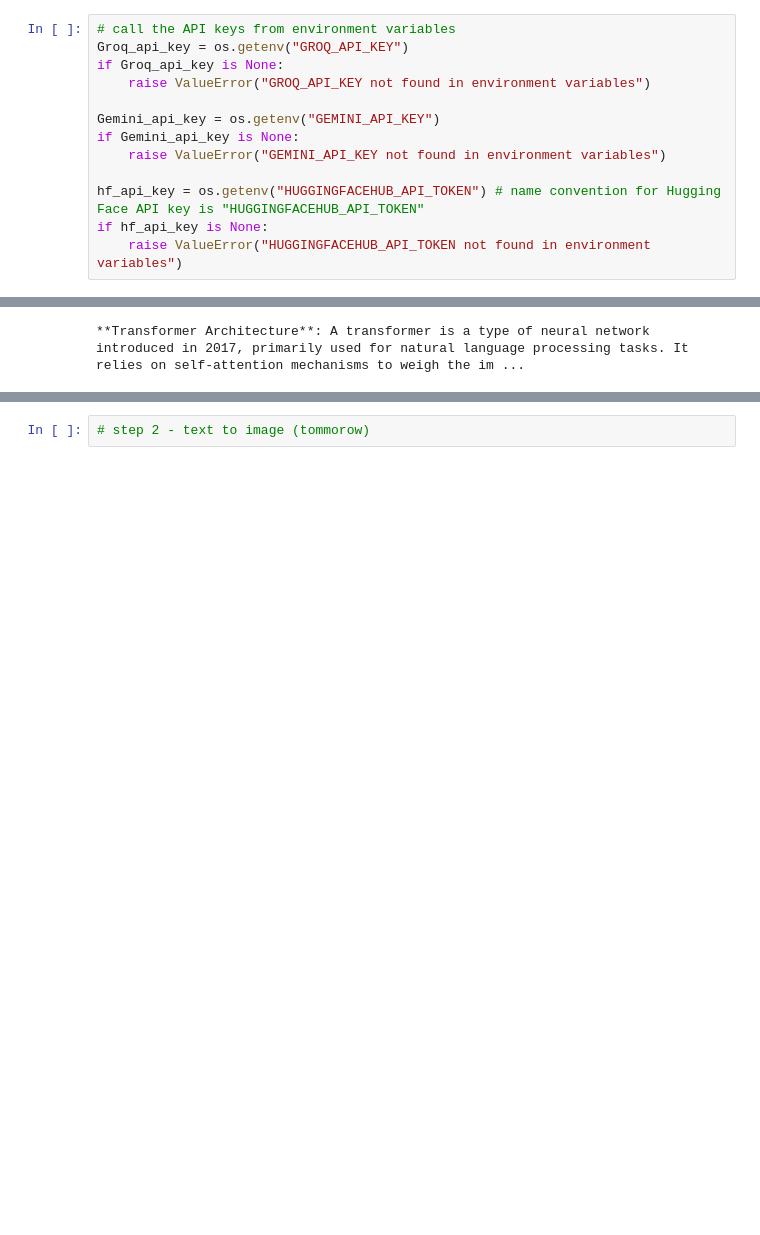
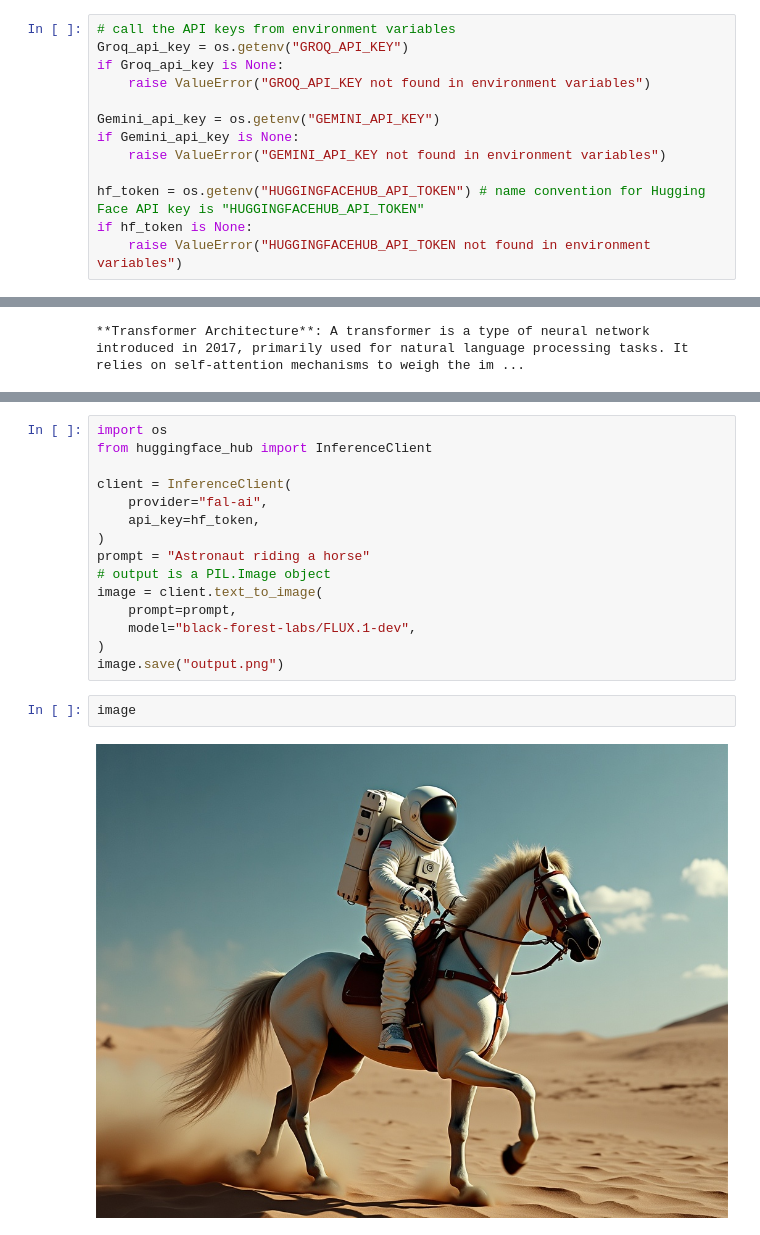
Before and after one commit to JaiswarYash/Ai-Engineering-Note-and-code-demos, a Jupyter notebook: assignment_multimodel_application/notebook/multimodel.ipynb, the cells around one changed output, grey strips where cells are left out. Drawn from its saved outputs; the diff is of its cells as text; blank space fills up the shorter version.

Commit message:
completed the step 3 - text to image. next step is text/image to voice.

```diff
--- a/assignment_multimodel_application/notebook/multimodel.ipynb
+++ b/assignment_multimodel_application/notebook/multimodel.ipynb
@@ -18,8 +18,8 @@ Gemini_api_key = os.getenv("GEMINI_API_KEY")
 if Gemini_api_key is None:
     raise ValueError("GEMINI_API_KEY not found in environment variables")
 
-hf_api_key = os.getenv("HUGGINGFACEHUB_API_TOKEN") # name convention for Hugging Face API key is "HUGGINGFACEHUB_API_TOKEN"
-if hf_api_key is None:
+hf_token = os.getenv("HUGGINGFACEHUB_API_TOKEN") # name convention for Hugging Face API key is "HUGGINGFACEHUB_API_TOKEN"
+if hf_token is None:
     raise ValueError("HUGGINGFACEHUB_API_TOKEN not found in environment variables")
 # %%
 # step 1 - text to text
@@ -74,2 +74,19 @@ content=[{'type': 'text', 'text': 'Based on the image, here is a brief descripti
-# %%
-# step 2 - text to image (tommorow)
+# %%
+import os
+from huggingface_hub import InferenceClient
+
+client = InferenceClient(
+    provider="fal-ai",
+    api_key=hf_token,
+)
+prompt = "Astronaut riding a horse"
+# output is a PIL.Image object
+image = client.text_to_image(
+    prompt=prompt,
+    model="black-forest-labs/FLUX.1-dev",
+)
+image.save("output.png")
+# %%
+image
+# %% [output]
+[figure, added]
```
Also changed, not shown: parts of 2 cells of this notebook, 3 other files.
